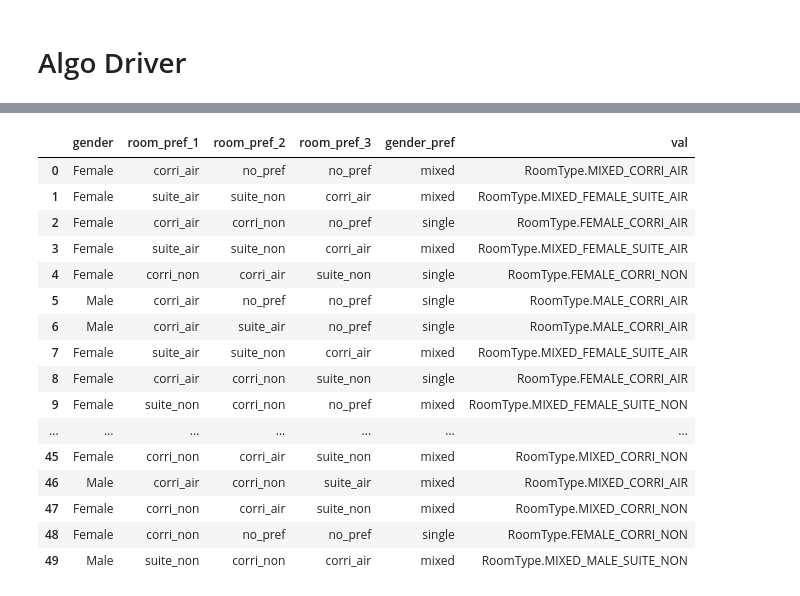
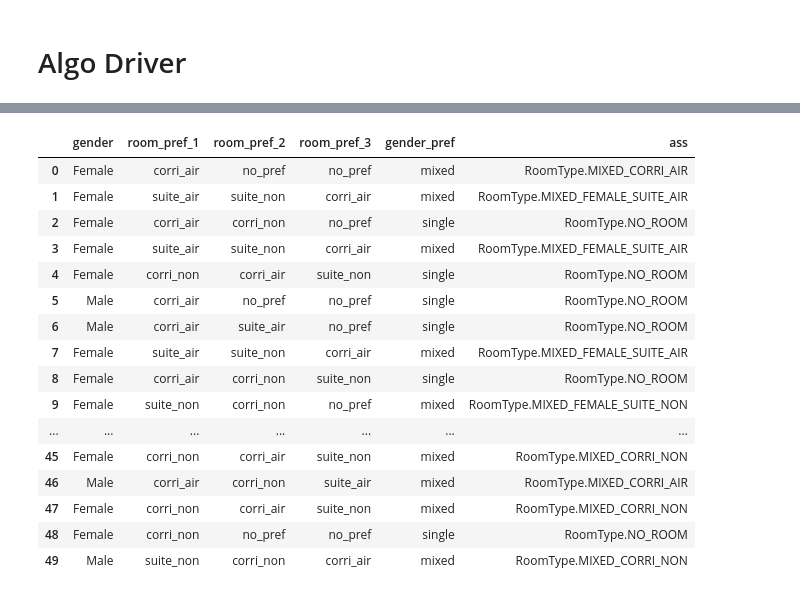
Before and after one commit to varunpatro/usp-roomalloc, a Jupyter notebook: roomalloc.ipynb, the cells around one changed output, grey strips where cells are left out. Saved outputs shown, nothing was run; the diff lists cells and outputs as text; code cells hidden in the pictures.

```diff
--- a/roomalloc.ipynb
+++ b/roomalloc.ipynb
@@ -82,10 +80,10 @@ def get_num_floor_types_iterator():
                         for female_normal in range(len(normal_floors_consider) + 1 - male_normal):
                             mixed_normal = len(normal_floors_consider) - male_normal - female_normal
 
-                            male = [male_rf, male_laundry, male_normal]
-                            female = [female_rf, female_laundry, female_normal]
-                            mixed = [mixed_rf, mixed_laundry, mixed_normal]
-                            combination = [male, female, mixed]
+                            combination = dict()
+                            combination['Male'] = {'rf': male_rf, 'laundry': male_laundry, 'normal': male_normal}
+                            combination['Female'] = {'rf': female_rf, 'laundry': female_laundry, 'normal': female_normal}
+                            combination['Mixed'] = {'rf': mixed_rf, 'laundry': mixed_laundry, 'normal': mixed_normal}
                             yield combination
 # %%
 class RoomType(enum.Enum):
@@ -350,15 +336,12 @@ def get_possibilities():
     floor_counts = []
     fcs = list(get_num_floor_types_iterator())
     for floor_count in tqdm(fcs):
-        room_stats = get_room_stats(*floor_count)
-        x = room_stats
-        rtcs_fcs = list(get_room_type_count_iterator(*room_stats))
-        rtcs, fcs = zip(*rtcs_fcs)
+        room_stats = get_room_stats(floor_count)
+        rtcs = list(get_room_type_count_iterator(room_stats))
         room_type_counts.extend(rtcs)
-        floor_counts.extend(fcs)
+        floor_counts.extend([floor_count] * len(rtcs))
 
-    assignments = Parallel(n_jobs=-1)(delayed(get_assignment)(rtc) for rtc in tqdm(room_type_counts))
-#     assignments = map(get_assignment, tqdm(room_type_counts[:2]))
+    assignments = Parallel(n_jobs=-1)(delayed(get_assignment)(rtc) for rtc in tqdm(room_type_counts[:1]))
     return assignments, room_type_counts, floor_counts
 
 assgs, rtcs, fcs = get_possibilities()
@@ -383,22 +370,21 @@ fcs[min_none_count_index]
 # %%
-data['val'] = ass
-# data[data['val'] == RoomType.NO_ROOM]
+data['ass'] = ass
 data.head(50)
 # %% [output]
-|  | gender | room_pref_1 | room_pref_2 | room_pref_3 | gender_pref | val |
+|  | gender | room_pref_1 | room_pref_2 | room_pref_3 | gender_pref | ass |
 | 0 | Female | corri_air | no_pref | no_pref | mixed | RoomType.MIXED_CORRI_AIR |
 | 1 | Female | suite_air | suite_non | corri_air | mixed | RoomType.MIXED_FEMALE_SUITE_AIR |
-| 2 | Female | corri_air | corri_non | no_pref | single | RoomType.FEMALE_CORRI_AIR |
+| 2 | Female | corri_air | corri_non | no_pref | single | RoomType.NO_ROOM |
 | 3 | Female | suite_air | suite_non | corri_air | mixed | RoomType.MIXED_FEMALE_SUITE_AIR |
-| 4 | Female | corri_non | corri_air | suite_non | single | RoomType.FEMALE_CORRI_NON |
-| 5 | Male | corri_air | no_pref | no_pref | single | RoomType.MALE_CORRI_AIR |
-| 6 | Male | corri_air | suite_air | no_pref | single | RoomType.MALE_CORRI_AIR |
+| 4 | Female | corri_non | corri_air | suite_non | single | RoomType.NO_ROOM |
+| 5 | Male | corri_air | no_pref | no_pref | single | RoomType.NO_ROOM |
+| 6 | Male | corri_air | suite_air | no_pref | single | RoomType.NO_ROOM |
 | 7 | Female | suite_air | suite_non | corri_air | mixed | RoomType.MIXED_FEMALE_SUITE_AIR |
-| 8 | Female | corri_air | corri_non | suite_non | single | RoomType.FEMALE_CORRI_AIR |
+| 8 | Female | corri_air | corri_non | suite_non | single | RoomType.NO_ROOM |
 | 9 | Female | suite_non | corri_non | no_pref | mixed | RoomType.MIXED_FEMALE_SUITE_NON |
 | ... | ... | ... | ... | ... | ... | ... |
 | 45 | Female | corri_non | corri_air | suite_non | mixed | RoomType.MIXED_CORRI_NON |
 | 46 | Male | corri_air | corri_non | suite_air | mixed | RoomType.MIXED_CORRI_AIR |
 | 47 | Female | corri_non | corri_air | suite_non | mixed | RoomType.MIXED_CORRI_NON |
-| 48 | Female | corri_non | no_pref | no_pref | single | RoomType.FEMALE_CORRI_NON |
-| 49 | Male | suite_non | corri_non | corri_air | mixed | RoomType.MIXED_MALE_SUITE_NON |
+| 48 | Female | corri_non | no_pref | no_pref | single | RoomType.NO_ROOM |
+| 49 | Male | suite_non | corri_non | corri_air | mixed | RoomType.MIXED_CORRI_NON |
```
Also changed, not shown: parts of 7 cells of this notebook.
